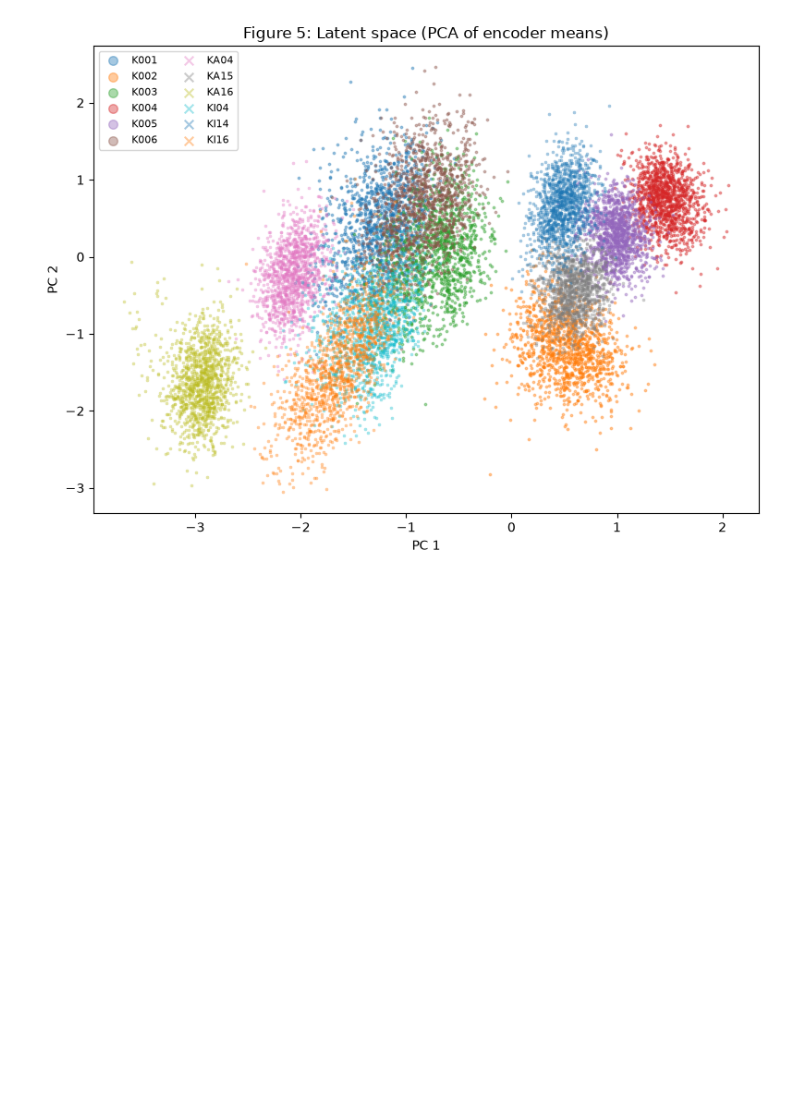
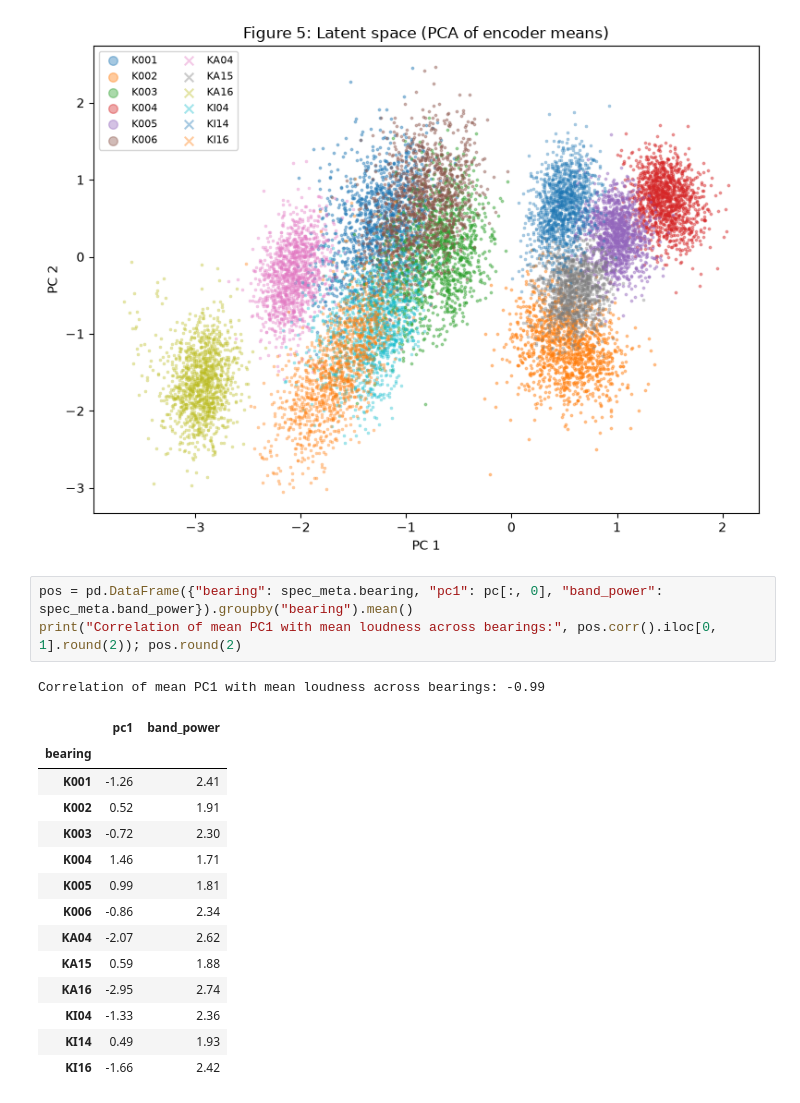
Before and after one commit to MinKhaungMinLwin/VAE-for-bearing-vibration, a Jupyter notebook: generative_model.ipynb, the cells around one changed output. Drawn from its saved outputs; the diff is of its cells as text; blank space fills up the shorter version.

```diff
--- a/generative_model.ipynb
+++ b/generative_model.ipynb
@@ -415,6 +436,25 @@ ax.legend(markerscale=4, ncol=2, fontsize=8); plt.tight_layout()
 plt.savefig("figures/fig5_latent.png", dpi=150); plt.show()
 # %% [output]
 [figure]
+# %%
+pos = pd.DataFrame({"bearing": spec_meta.bearing, "pc1": pc[:, 0], "band_power": spec_meta.band_power}).groupby("bearing").mean()
+print("Correlation of mean PC1 with mean loudness across bearings:", pos.corr().iloc[0, 1].round(2)); pos.round(2)
+# %% [output]
+Correlation of mean PC1 with mean loudness across bearings: -0.99
+|  | pc1 | band_power |
+| bearing |  |  |
+| K001 | -1.26 | 2.41 |
+| K002 | 0.52 | 1.91 |
+| K003 | -0.72 | 2.30 |
+| K004 | 1.46 | 1.71 |
+| K005 | 0.99 | 1.81 |
+| K006 | -0.86 | 2.34 |
+| KA04 | -2.07 | 2.62 |
+| KA15 | 0.59 | 1.88 |
+| KA16 | -2.95 | 2.74 |
+| KI04 | -1.33 | 2.36 |
+| KI14 | 0.49 | 1.93 |
+| KI16 | -1.66 | 2.42 |
 # %% [markdown]
 #### Interpretation of Figure 5
 
```
Also changed, not shown: parts of 4 cells of this notebook, 1 other file.
